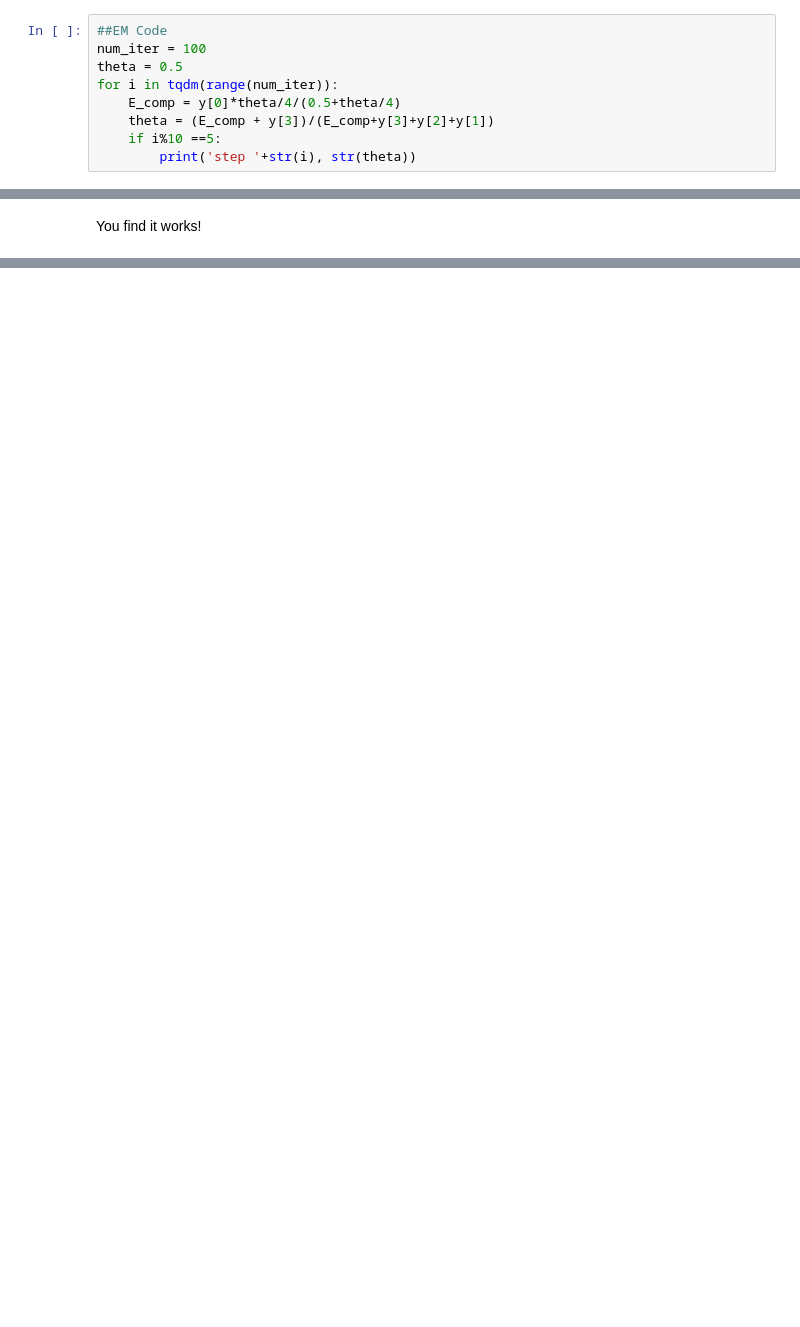
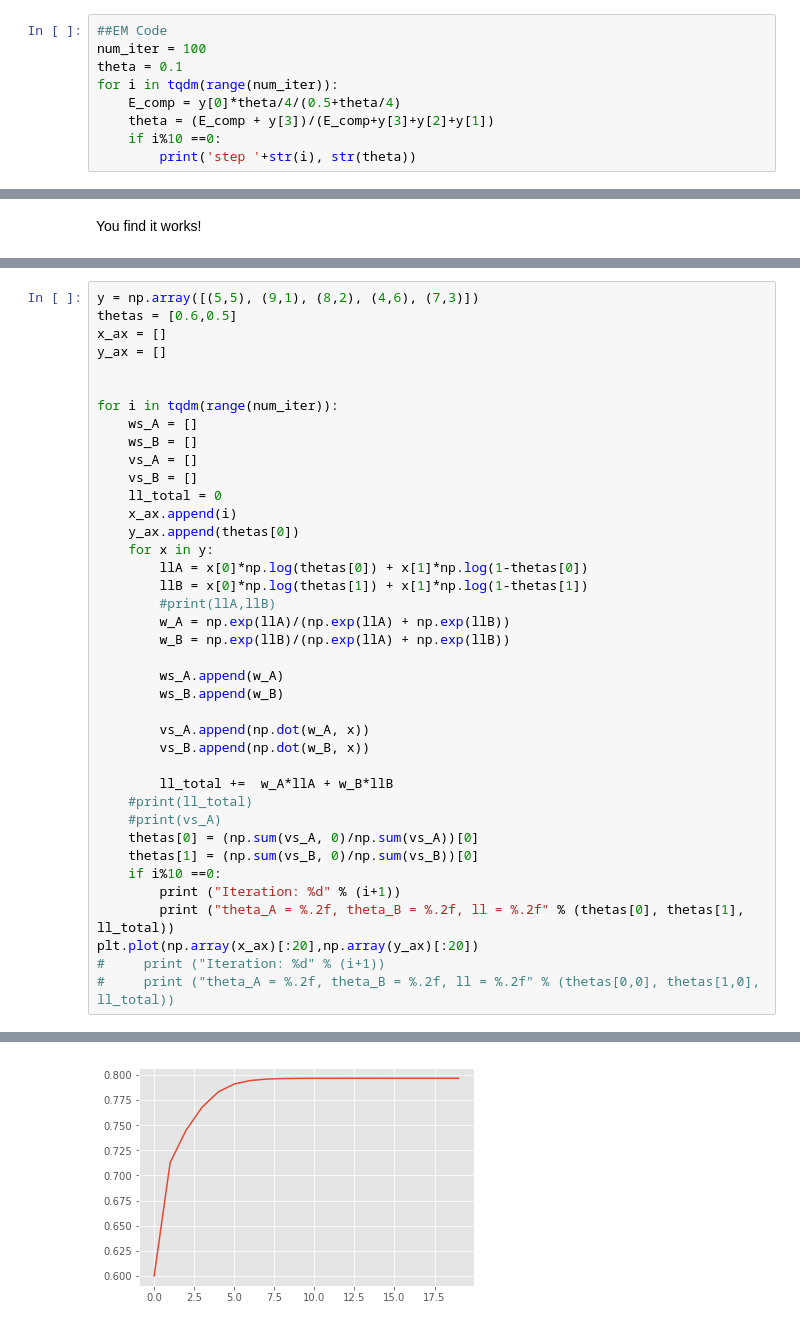
Before and after one commit to lullcant/ECE4010J, a Jupyter notebook: EM Code/Expectation Maxmization Algorithm.ipynb, the cells around one changed output, grey strips where cells are left out. Cells and saved outputs as stored; diff of their text form; blank space fills up the shorter version.

```diff
--- a/EM Code/Expectation Maxmization Algorithm.ipynb
+++ b/EM Code/Expectation Maxmization Algorithm.ipynb
@@ -71,10 +71,10 @@ $$
 # %%
 ##EM Code
 num_iter = 100
-theta = 0.5
+theta = 0.1
 for i in tqdm(range(num_iter)):
     E_comp = y[0]*theta/4/(0.5+theta/4)
     theta = (E_comp + y[3])/(E_comp+y[3]+y[2]+y[1])
-    if i%10 ==5:
+    if i%10 ==0:
         print('step '+str(i), str(theta))
 # %% [output]
@@ -83,0 +111,40 @@ You find it works!
+# %%
+y = np.array([(5,5), (9,1), (8,2), (4,6), (7,3)])
+thetas = [0.6,0.5]
+x_ax = []
+y_ax = []
+
+
+for i in tqdm(range(num_iter)):
+    ws_A = []
+    ws_B = []
+    vs_A = []
+    vs_B = []
+    ll_total = 0
+    x_ax.append(i)
+    y_ax.append(thetas[0])
+    for x in y:
+        llA = x[0]*np.log(thetas[0]) + x[1]*np.log(1-thetas[0])
+        llB = x[0]*np.log(thetas[1]) + x[1]*np.log(1-thetas[1])
+        #print(llA,llB)
+        w_A = np.exp(llA)/(np.exp(llA) + np.exp(llB))
+        w_B = np.exp(llB)/(np.exp(llA) + np.exp(llB))
+
+        ws_A.append(w_A)
+        ws_B.append(w_B)
+
+        vs_A.append(np.dot(w_A, x))
+        vs_B.append(np.dot(w_B, x))
+
+        ll_total +=  w_A*llA + w_B*llB
+    #print(ll_total)
+    #print(vs_A)
+    thetas[0] = (np.sum(vs_A, 0)/np.sum(vs_A))[0]
+    thetas[1] = (np.sum(vs_B, 0)/np.sum(vs_B))[0]
+    if i%10 ==0:
+        print ("Iteration: %d" % (i+1))
+        print ("theta_A = %.2f, theta_B = %.2f, ll = %.2f" % (thetas[0], thetas[1], ll_total))
+plt.plot(np.array(x_ax)[:20],np.array(y_ax)[:20])
+#     print ("Iteration: %d" % (i+1))
+#     print ("theta_A = %.2f, theta_B = %.2f, ll = %.2f" % (thetas[0,0], thetas[1,0], ll_total))
+# %% [output]
@@ -83,0 +172 @@ You find it works!
+[figure, added]
```
Also changed, not shown: parts of 7 cells of this notebook.
